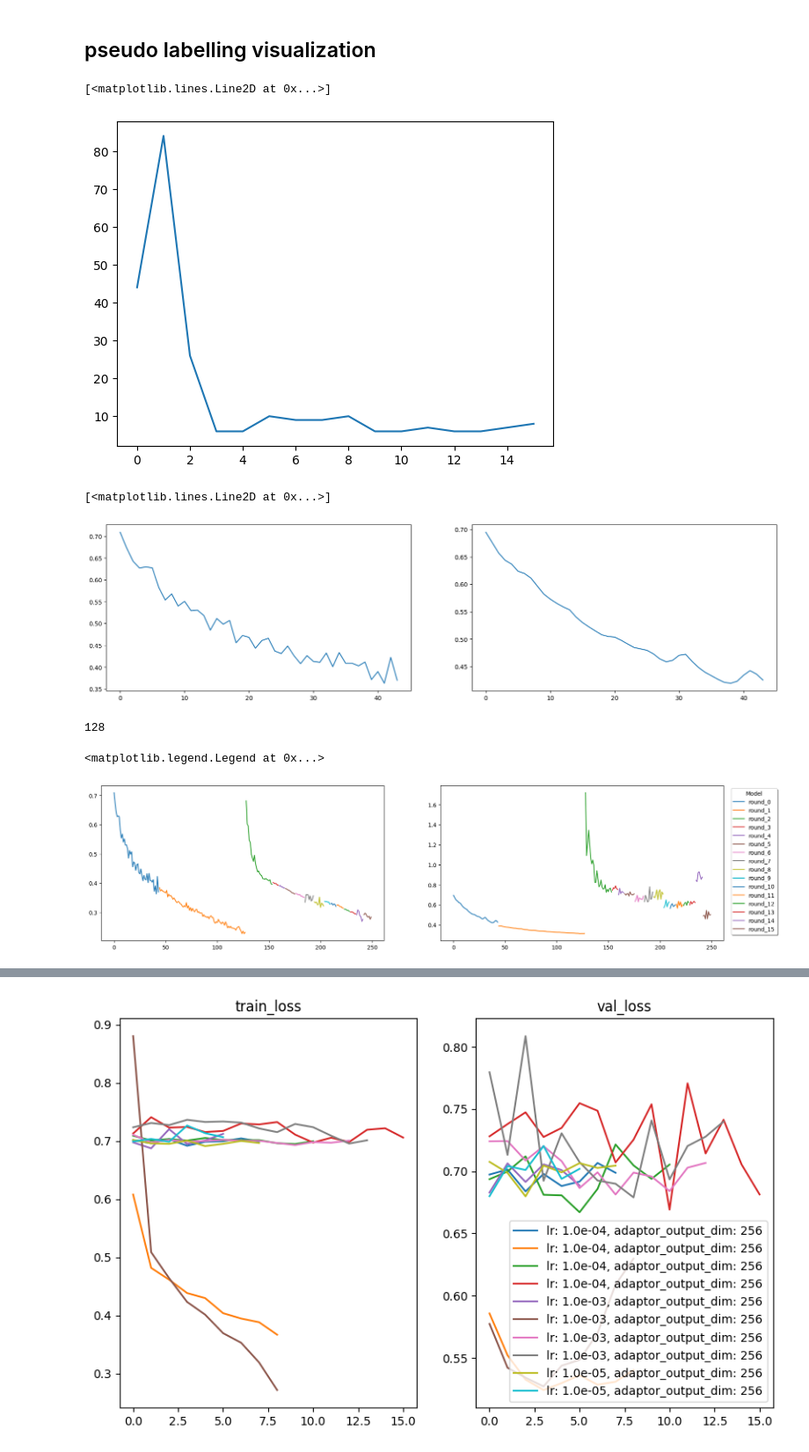
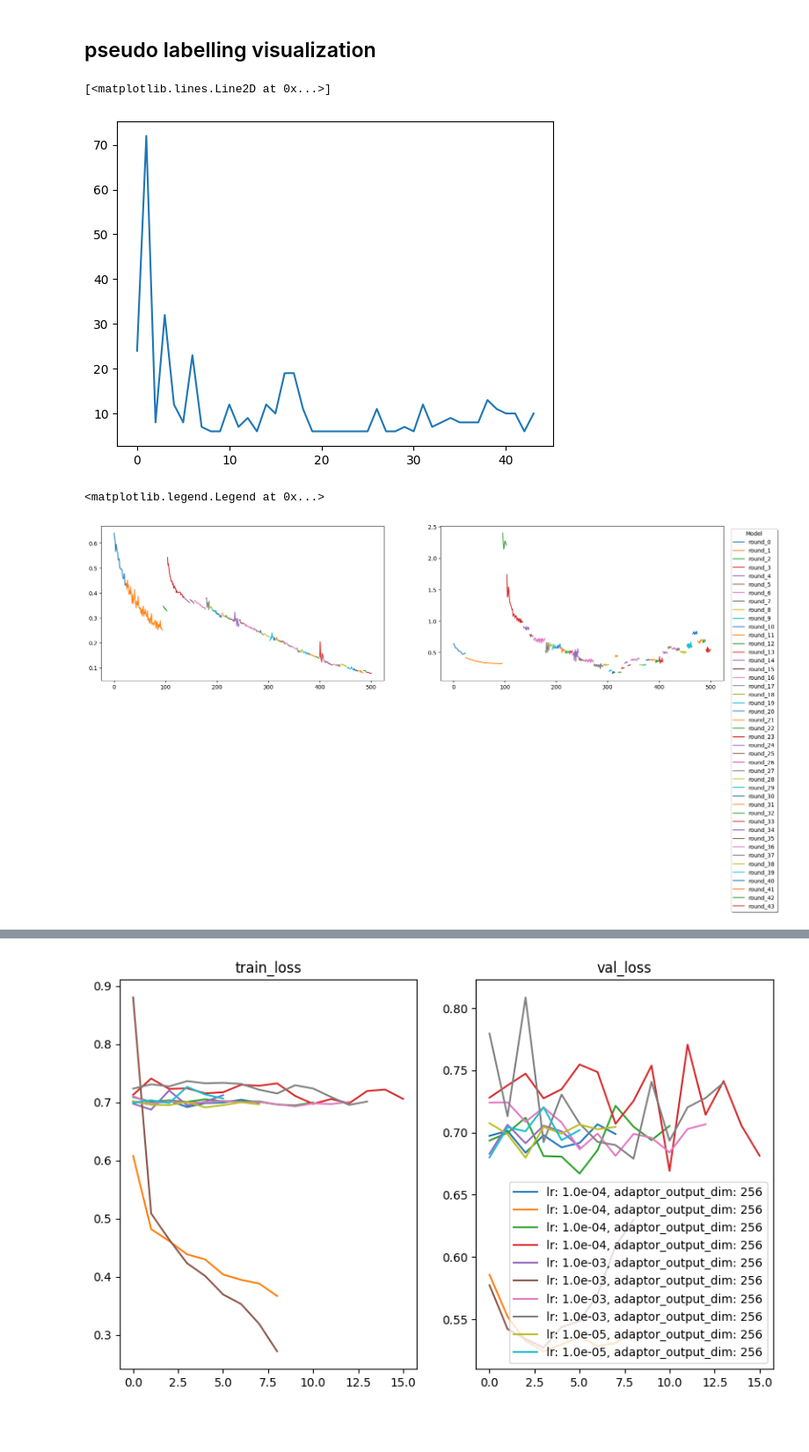
Before and after one commit to CeHouGIS/Safety_Perception_HK, a Jupyter notebook: safety_perception_model/single_model/feature_check.ipynb, the cells around one changed output, grey strips where cells are left out. Shown at 88% size. Drawn from its saved outputs; the diff is of its cells as text; code cells hidden in the pictures; blank space fills up the shorter version.

```diff
--- a/safety_perception_model/single_model/feature_check.ipynb
+++ b/safety_perception_model/single_model/feature_check.ipynb
@@ -43,50 +44,39 @@ epoch_count_list = []
 for i,c in enumerate(cfg_sorted):
 
     df = pd.read_csv(c)
-    # epoch_count_list.append(df.shape[0])
-    if i == 0:
-        epoch_count_list.append(df.shape[0])
-    else:
-        epoch_count_list.append(df.shape[0]-sum(epoch_count_list))
+    epoch_count_list.append(df.shape[0])
+    # if i == 0:
+    #     epoch_count_list.append(df.shape[0])
+    # else:
+    #     epoch_count_list.append(df.shape[0]-sum(epoch_count_list))
 
 plt.plot(epoch_count_list)
 # %% [output]
 [<matplotlib.lines.Line2D at 0x...>]
-[figure, old version]
+[figure, new version]
-# %%
-aaa = pd.read_csv(cfg_sorted[0])
-fig, ax = plt.subplots(1, 2, figsize=(20, 5))
-
-ax[0].plot(aaa.index, aaa['train_loss_list'], label=c.split('/')[-2])
-ax[1].plot(aaa.index, aaa['val_loss_list'], label=c.split('/')[-2])
-# %% [output]
-[<matplotlib.lines.Line2D at 0x...>]
-[figure, removed]
-# %%
-sum(epoch_count_list[:2])
-# %% [output]
-128
 # %%
 fig, ax = plt.subplots(1, 2, figsize=(20, 5))
 
-df = pd.read_csv(cfg_sorted[-1])
-for i, epoch_num in enumerate(epoch_count_list):
-    if i == 0:
-        ax[0].plot(aaa.index[:epoch_num], aaa.iloc[:epoch_num]['train_loss_list'], label=f"round_{i}")
-        ax[1].plot(aaa.index[:epoch_num], aaa.iloc[:epoch_num]['val_loss_list'], label=f"round_{i}")
-    else:
-        start_idx = sum(epoch_count_list[:i])
-        end_idx = start_idx + epoch_count_list[i]
-        ax[0].plot(df.index[start_idx:end_idx], df.iloc[start_idx:end_idx]['train_loss_list'], label=f"round_{i}")
-        ax[1].plot(df.index[start_idx:end_idx], df.iloc[start_idx:end_idx]['val_loss_list'], label=f"round_{i}")
+for i, c in enumerate(cfg_sorted):
+    df = pd.read_csv(c)
+    # if i == 0:
+    #     ax[0].plot(aaa.index[:epoch_num], aaa.iloc[:epoch_num]['train_loss_list'], label=f"round_{i}")
+    #     ax[1].plot(aaa.index[:epoch_num], aaa.iloc[:epoch_num]['val_loss_list'], label=f"round_{i}")
+    # else:
+    #     start_idx = sum(epoch_count_list[:i])
+    #     end_idx = start_idx + epoch_count_list[i]
+    start_idx = sum(epoch_count_list[:i])
+    # print(start_idx,start_idx+epoch_count_list[i])
+    ax[0].plot(range(start_idx,start_idx+epoch_count_list[i]), df['train_loss_list'], label=f"round_{i}")
+    ax[1].plot(range(start_idx,start_idx+epoch_count_list[i]), df['val_loss_list'], label=f"round_{i}")
 
 plt.legend(
     title='Model',
     loc='upper right',
     bbox_to_anchor=(1.2, 1),
     shadow=True,
     ncol=1
 )
 # %% [output]
 <matplotlib.legend.Legend at 0x...>
-[figure, old version]
+[figure, new version]
```
Also changed, not shown: parts of 2 cells of this notebook, 1 other file.
